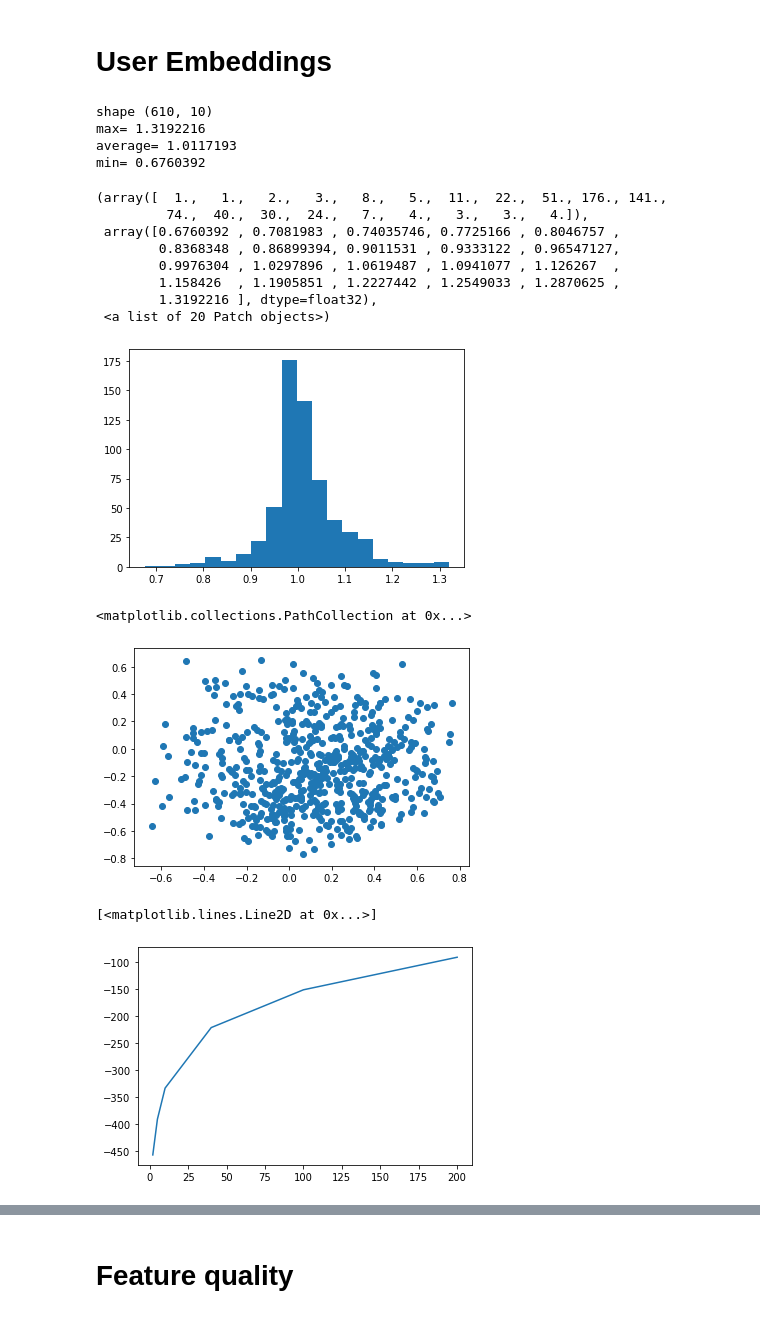
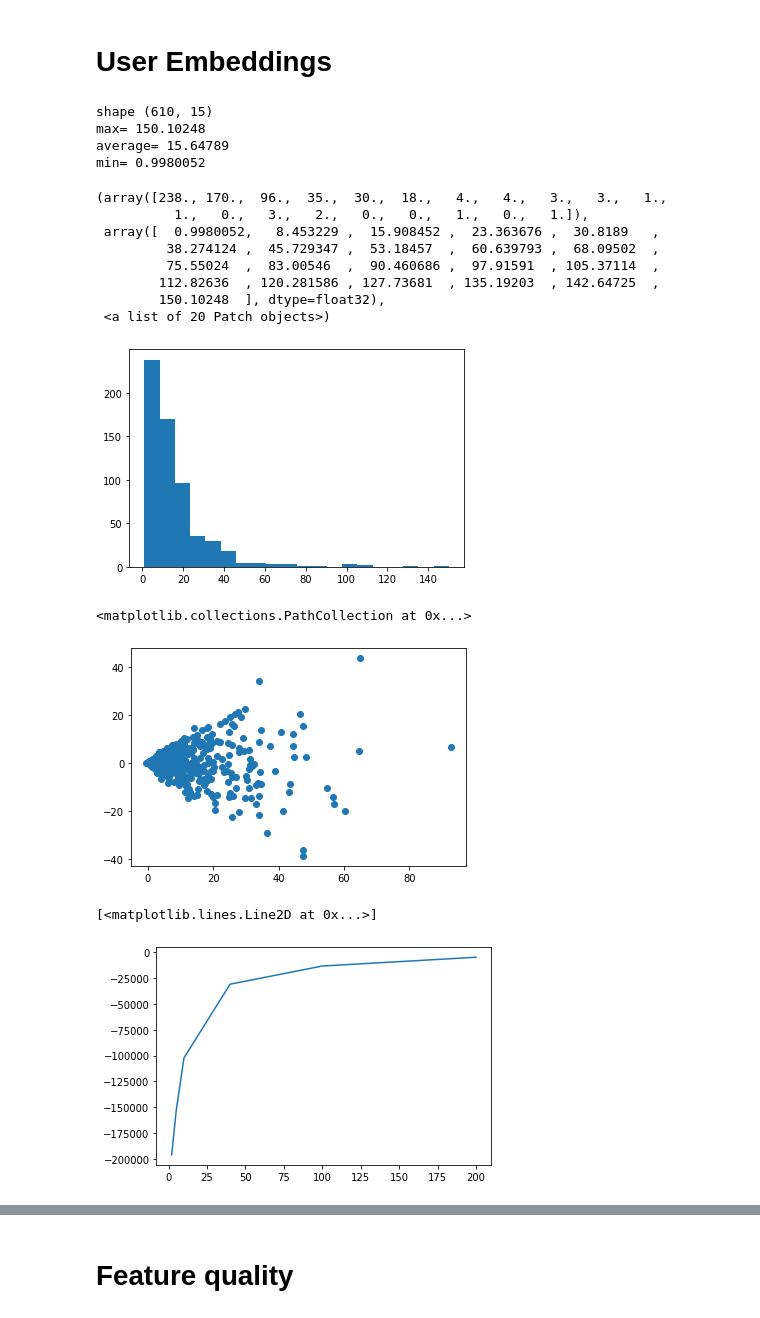
Before and after one commit to DaviesX/movie-lens, a Jupyter notebook: src/a_latent_nn.ipynb, the cells around one changed output, grey strips where cells are left out. Cells and saved outputs as stored; diff of their text form; code cells hidden in the pictures.

Commit message:
Fixed the latent_nn model analysis.

```diff
--- a/src/a_latent_nn.ipynb
+++ b/src/a_latent_nn.ipynb
@@ -4,10 +4,12 @@
 import numpy as np
 import matplotlib.pyplot as plt
 
-movie_embeddings = np.load(file="../../data/embeddings_movie_train.npy")
+from data import dataset
 
-print("shape", movie_embeddings.shape)
-lens = np.sqrt(np.sum(a=movie_embeddings*movie_embeddings, axis=1))
+movie_embed_table = dataset.load_dense_array(file="../data/latent_dnn_movie.npz")
+
+print("shape", movie_embed_table.shape)
+lens = np.sqrt(np.sum(a=movie_embed_table*movie_embed_table, axis=1))
 print("max=", np.max(lens))
 print("average=", np.mean(lens))
 print("min=", np.min(lens))
@@ -42,8 +44,8 @@ from sklearn.cluster import KMeans
 candids_cluster_sizes = [2, 10, 100, 500]
 scores = list()
 for k in candids_cluster_sizes:
-    kmeans_model = KMeans(n_clusters=k, random_state=1).fit(X=movie_embeddings[:1000])
-    scores.append(kmeans_model.score(movie_embeddings))
+    kmeans_model = KMeans(n_clusters=k, random_state=1).fit(X=movie_embed_table[:1000])
+    scores.append(kmeans_model.score(movie_embed_table))
 
 plt.plot(candids_cluster_sizes, scores)
 # %% [output]
@@ -52,6 +54,6 @@ plt.plot(candids_cluster_sizes, scores)
 # %%
-kmeans_model = KMeans(n_clusters=20, random_state=1).fit(X=movie_embeddings[:1000])
-membership = kmeans_model.predict(X=movie_embeddings)
+kmeans_model = KMeans(n_clusters=150, random_state=1).fit(X=movie_embed_table[:1000])
+membership = kmeans_model.predict(X=movie_embed_table)
 # %%
 from sklearn.manifold import TSNE
 
@@ -65,43 +67,43 @@ plt.scatter(x=tsne_embeddings[:,0], y=tsne_embeddings[:,1], c=membership[:1000],
 # %% [markdown]
 # User Embeddings
 # %%
-user_embeddings = np.load(file="../../data/embeddings_user_train.npy")
+user_embed_table = dataset.load_dense_array(file="../data/latent_dnn_user.npz")
 
-print("shape", user_embeddings.shape)
-lens = np.sqrt(np.sum(a=user_embeddings*user_embeddings, axis=1))
+print("shape", user_embed_table.shape)
+lens = np.sqrt(np.sum(a=user_embed_table*user_embed_table, axis=1))
 print("max=", np.max(lens))
 print("average=", np.mean(lens))
 print("min=", np.min(lens))
 
 plt.hist(x=lens, bins=20)
 # %% [output]
-shape (610, 10)
-max= 1.3192216
-average= 1.0117193
-min= 0.6760392
+shape (610, 15)
+max= 150.10248
+average= 15.64789
+min= 0.9980052
-(array([  1.,   1.,   2.,   3.,   8.,   5.,  11.,  22.,  51., 176., 141.,
-         74.,  40.,  30.,  24.,   7.,   4.,   3.,   3.,   4.]),
- array([0.6760392 , 0.7081983 , 0.74035746, 0.7725166 , 0.8046757 ,
-        0.8368348 , 0.86899394, 0.9011531 , 0.9333122 , 0.96547127,
-        0.9976304 , 1.0297896 , 1.0619487 , 1.0941077 , 1.126267  ,
-        1.158426  , 1.1905851 , 1.2227442 , 1.2549033 , 1.2870625 ,
-        1.3192216 ], dtype=float32),
+(array([238., 170.,  96.,  35.,  30.,  18.,   4.,   4.,   3.,   3.,   1.,
+          1.,   0.,   3.,   2.,   0.,   0.,   1.,   0.,   1.]),
+ array([  0.9980052,   8.453229 ,  15.908452 ,  23.363676 ,  30.8189   ,
+         38.274124 ,  45.729347 ,  53.18457  ,  60.639793 ,  68.09502  ,
+         75.55024  ,  83.00546  ,  90.460686 ,  97.91591  , 105.37114  ,
+        112.82636  , 120.281586 , 127.73681  , 135.19203  , 142.64725  ,
+        150.10248  ], dtype=float32),
  <a list of 20 Patch objects>)
-[figure, old version]
+[figure, new version]
 # %%
-plt.scatter(x=user_embeddings[:,0], y=user_embeddings[:,1])
+plt.scatter(x=user_embed_table[:,0], y=user_embed_table[:,1])
 # %% [output]
 <matplotlib.collections.PathCollection at 0x...>
-[figure, old version]
+[figure, new version]
 # %%
 candids_cluster_sizes = [2, 5, 10, 40, 100, 200]
 scores = list()
 for k in candids_cluster_sizes:
-    kmeans_model = KMeans(n_clusters=k, random_state=1).fit(X=user_embeddings)
-    scores.append(kmeans_model.score(user_embeddings))
+    kmeans_model = KMeans(n_clusters=k, random_state=1).fit(X=user_embed_table)
+    scores.append(kmeans_model.score(user_embed_table))
 
 plt.plot(candids_cluster_sizes, scores)
 # %% [output]
 [<matplotlib.lines.Line2D at 0x...>]
-[figure, old version]
+[figure, new version]
 # %%
```
Also changed, not shown: parts of 11 cells of this notebook.
